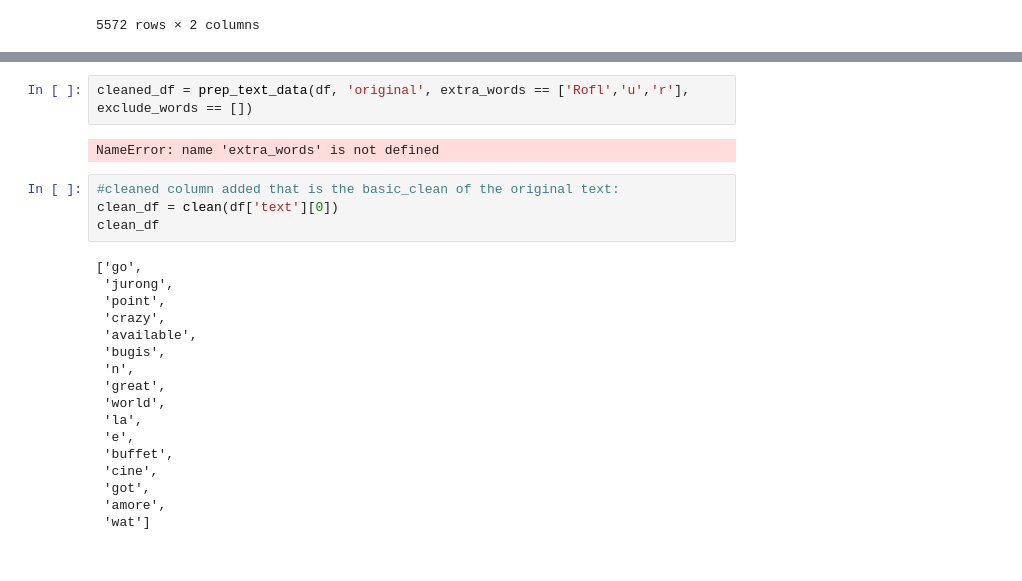
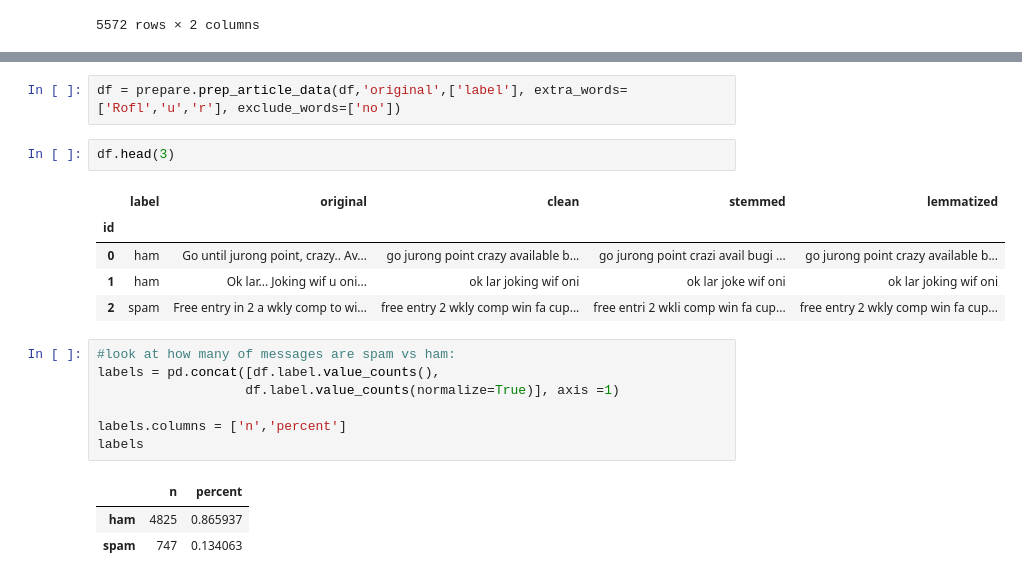
Before and after one commit to jeneyring/nlp-exercises, a Jupyter notebook: explore.ipynb, the cells around one changed output, grey strips where cells are left out. Saved outputs shown, nothing was run; the diff lists cells and outputs as text.

```diff
--- a/explore.ipynb
+++ b/explore.ipynb
@@ -97,25 +82,21 @@ def prep_text_data(df, column, extra_words=[], exclude_words=[]):
-# %%
-cleaned_df = prep_text_data(df, 'original', extra_words == ['Rofl','u','r'], exclude_words == [])
-# %% [output]
-NameError: name 'extra_words' is not defined
-# %%
-#cleaned column added that is the basic_clean of the original text:
-clean_df = clean(df['text'][0])
-clean_df
-# %% [output]
-['go',
- 'jurong',
- 'point',
- 'crazy',
- 'available',
- 'bugis',
- 'n',
- 'great',
- 'world',
- 'la',
- 'e',
- 'buffet',
- 'cine',
- 'got',
- 'amore',
- 'wat']
+# %%
+df = prepare.prep_article_data(df,'original',['label'], extra_words=['Rofl','u','r'], exclude_words=['no'])
+# %%
+df.head(3)
+# %% [output]
+|  | label | original | clean | stemmed | lemmatized |
+| id |  |  |  |  |  |
+| 0 | ham | Go until jurong point, crazy.. Av... | go jurong point crazy available b... | go jurong point crazi avail bugi ... | go jurong point crazy available b... |
+| 1 | ham | Ok lar... Joking wif u oni... | ok lar joking wif oni | ok lar joke wif oni | ok lar joking wif oni |
+| 2 | spam | Free entry in 2 a wkly comp to wi... | free entry 2 wkly comp win fa cup... | free entri 2 wkli comp win fa cup... | free entry 2 wkly comp win fa cup... |
+# %%
+#look at how many of messages are spam vs ham:
+labels = pd.concat([df.label.value_counts(),
+                   df.label.value_counts(normalize=True)], axis =1)
+
+labels.columns = ['n','percent']
+labels
+# %% [output]
+|  | n | percent |
+| ham | 4825 | 0.865937 |
+| spam | 747 | 0.134063 |
```
Also changed, not shown: parts of 22 cells of this notebook, 2 other files.
